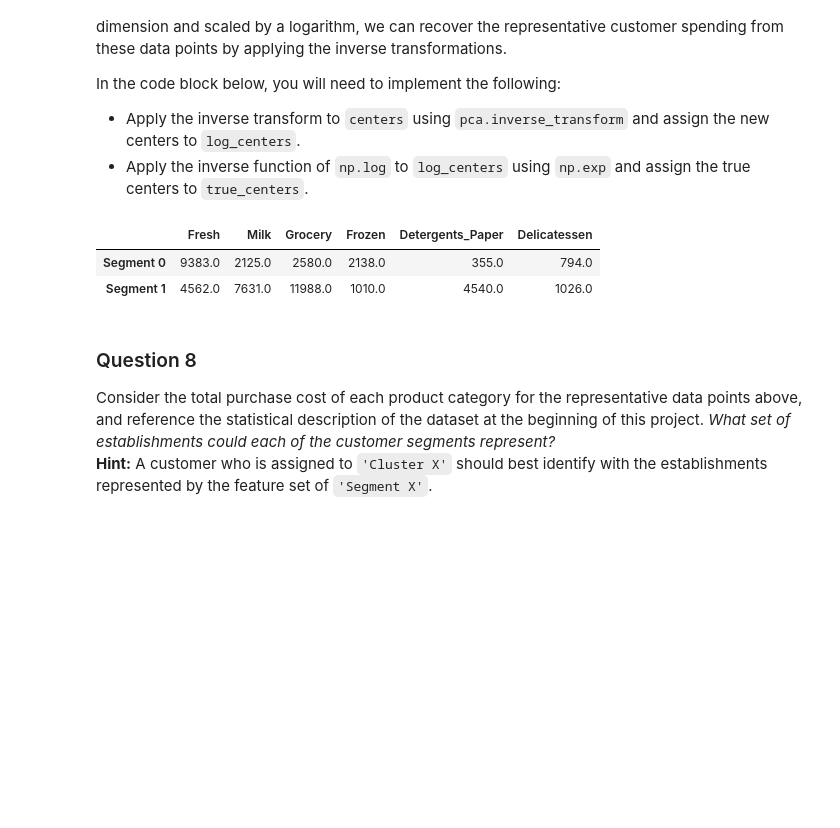
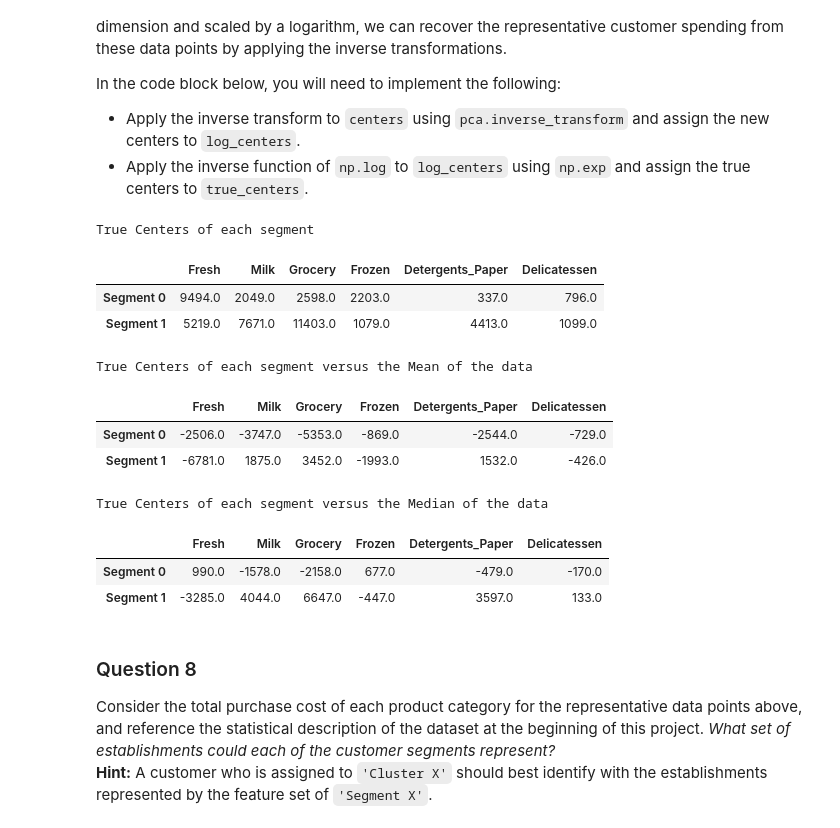
Before and after one commit to mvirgo/customer_segments, a Jupyter notebook: customer_segments.ipynb, the cells around one changed output. Drawn from its saved outputs; the diff is of its cells as text; code cells hidden in the pictures; blank space fills up the shorter version.

```diff
--- a/customer_segments.ipynb
+++ b/customer_segments.ipynb
@@ -203,7 +223,7 @@ for feature in log_data.keys():
     display(log_data[~((log_data[feature] >= Q1 - step) & (log_data[feature] <= Q3 + step))])
 
 # OPTIONAL: Select the indices for data points you wish to remove
-outliers  = [38,57,81,86,95,96,98,109,137,142,145,161,171,175,183,184,187,193,203,218,233,264,285,289,304,305,325,338,343,353,355,356,357,412,420,429,439]
+outliers  = [38,57,65,66,75,81,86,95,96,98,109,128,137,142,145,154,161,171,175,183,184,187,193,203,218,233,264,285,289,304,305,325,338,343,353,355,356,357,412,420,429,439]
 
 # Remove the outliers, if any were specified
 good_data = log_data.drop(log_data.index[outliers]).reset_index(drop = True)
@@ -449,19 +469,35 @@ In the code block below, you will need to implement the following:
 # %%
 # TODO: Inverse transform the centers
 log_centers = pca.inverse_transform(centers)
 
 # TODO: Exponentiate the centers
 true_centers = np.exp(log_centers)
 
 # Display the true centers
 segments = ['Segment {}'.format(i) for i in range(0,len(centers))]
 true_centers = pd.DataFrame(np.round(true_centers), columns = data.keys())
 true_centers.index = segments
+print "True Centers of each segment"
 display(true_centers)
+
+# Displays difference from the true centers of the clusters to averages of the data
+print "True Centers of each segment versus the Mean of the data"
+display(true_centers - data.mean().round())
+print "True Centers of each segment versus the Median of the data"
+display(true_centers - data.median().round())
 # %% [output]
+True Centers of each segment
 |  | Fresh | Milk | Grocery | Frozen | Detergents_Paper | Delicatessen |
-| Segment 0 | 9383.0 | 2125.0 | 2580.0 | 2138.0 | 355.0 | 794.0 |
-| Segment 1 | 4562.0 | 7631.0 | 11988.0 | 1010.0 | 4540.0 | 1026.0 |
+| Segment 0 | 9494.0 | 2049.0 | 2598.0 | 2203.0 | 337.0 | 796.0 |
+| Segment 1 | 5219.0 | 7671.0 | 11403.0 | 1079.0 | 4413.0 | 1099.0 |
+True Centers of each segment versus the Mean of the data
+|  | Fresh | Milk | Grocery | Frozen | Detergents_Paper | Delicatessen |
+| Segment 0 | -2506.0 | -3747.0 | -5353.0 | -869.0 | -2544.0 | -729.0 |
+| Segment 1 | -6781.0 | 1875.0 | 3452.0 | -1993.0 | 1532.0 | -426.0 |
+True Centers of each segment versus the Median of the data
+|  | Fresh | Milk | Grocery | Frozen | Detergents_Paper | Delicatessen |
+| Segment 0 | 990.0 | -1578.0 | -2158.0 | 677.0 | -479.0 | -170.0 |
+| Segment 1 | -3285.0 | 4044.0 | 6647.0 | -447.0 | 3597.0 | 133.0 |
 # %% [markdown]
 ### Question 8
 Consider the total purchase cost of each product category for the representative data points above, and reference the statistical description of the dataset at the beginning of this project. *What set of establishments could each of the customer segments represent?*
```
Also changed, not shown: parts of 19 cells of this notebook, 1 other file.
